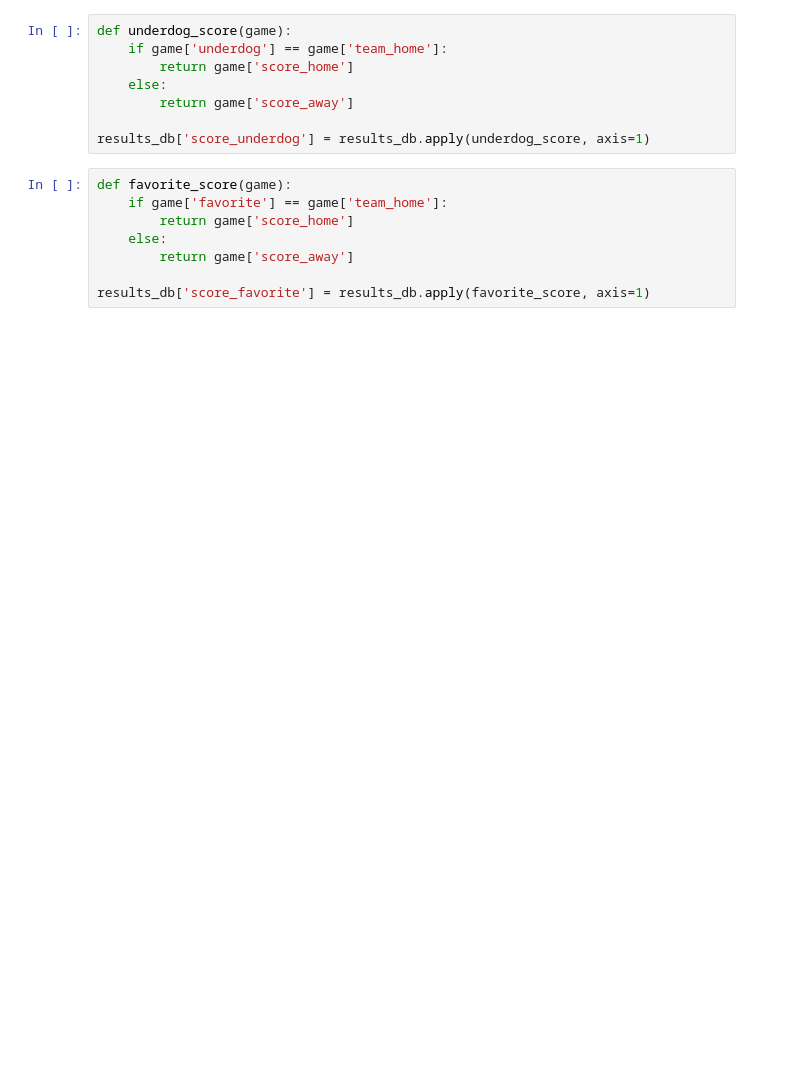
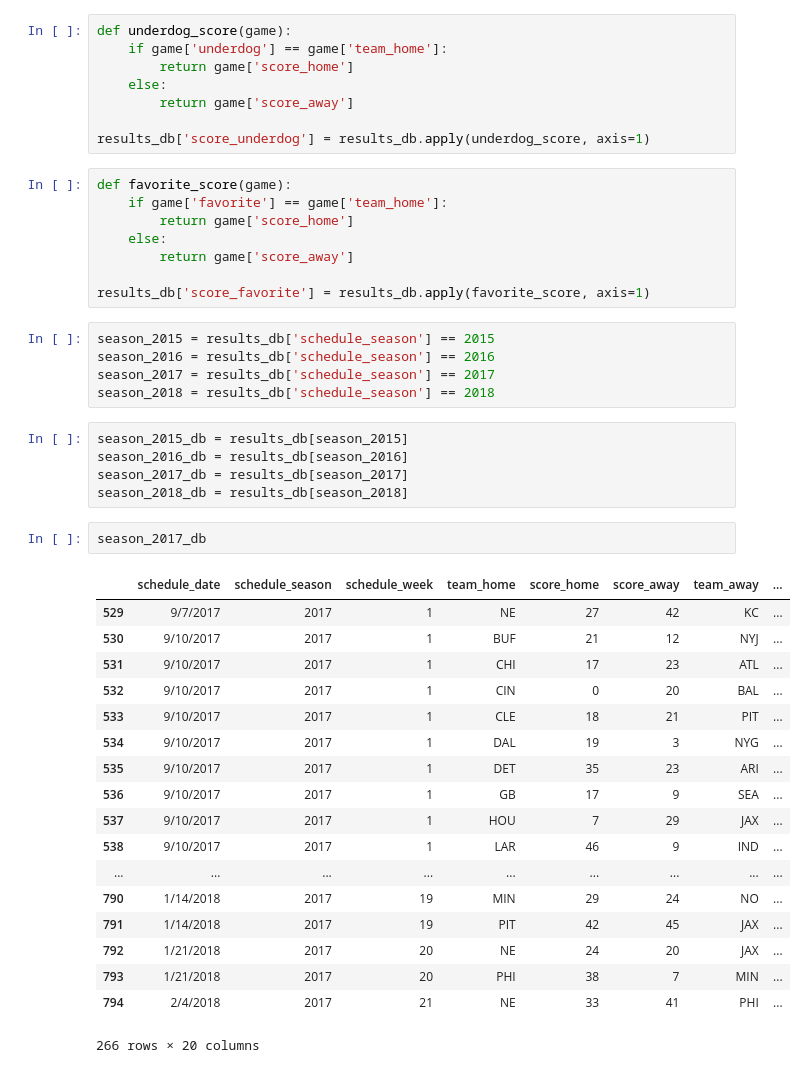
Before and after one commit to kmorehead33/Final_Project, a Jupyter notebook: python/Untitled.ipynb, the cells around one changed output. Cells and saved outputs as stored; diff of their text form; blank space fills up the shorter version.

```diff
--- a/python/Untitled.ipynb
+++ b/python/Untitled.ipynb
@@ -32,3 +32,34 @@ def favorite_score(game):
         return game['score_away']
 
 results_db['score_favorite'] = results_db.apply(favorite_score, axis=1)
+# %%
+season_2015 = results_db['schedule_season'] == 2015
+season_2016 = results_db['schedule_season'] == 2016
+season_2017 = results_db['schedule_season'] == 2017
+season_2018 = results_db['schedule_season'] == 2018
+# %%
+season_2015_db = results_db[season_2015]
+season_2016_db = results_db[season_2016]
+season_2017_db = results_db[season_2017]
+season_2018_db = results_db[season_2018]
+# %%
+season_2017_db
+# %% [output]
+|  | schedule_date | schedule_season | schedule_week | team_home | score_home | score_away | team_away | ... |
+| 529 | 9/7/2017 | 2017 | 1 | NE | 27 | 42 | KC | ... |
+| 530 | 9/10/2017 | 2017 | 1 | BUF | 21 | 12 | NYJ | ... |
+| 531 | 9/10/2017 | 2017 | 1 | CHI | 17 | 23 | ATL | ... |
+| 532 | 9/10/2017 | 2017 | 1 | CIN | 0 | 20 | BAL | ... |
+| 533 | 9/10/2017 | 2017 | 1 | CLE | 18 | 21 | PIT | ... |
+| 534 | 9/10/2017 | 2017 | 1 | DAL | 19 | 3 | NYG | ... |
+| 535 | 9/10/2017 | 2017 | 1 | DET | 35 | 23 | ARI | ... |
+| 536 | 9/10/2017 | 2017 | 1 | GB | 17 | 9 | SEA | ... |
+| 537 | 9/10/2017 | 2017 | 1 | HOU | 7 | 29 | JAX | ... |
+| 538 | 9/10/2017 | 2017 | 1 | LAR | 46 | 9 | IND | ... |
+| ... | ... | ... | ... | ... | ... | ... | ... | ... |
+| 790 | 1/14/2018 | 2017 | 19 | MIN | 29 | 24 | NO | ... |
+| 791 | 1/14/2018 | 2017 | 19 | PIT | 42 | 45 | JAX | ... |
+| 792 | 1/21/2018 | 2017 | 20 | NE | 24 | 20 | JAX | ... |
+| 793 | 1/21/2018 | 2017 | 20 | PHI | 38 | 7 | MIN | ... |
+| 794 | 2/4/2018 | 2017 | 21 | NE | 33 | 41 | PHI | ... |
+266 rows × 20 columns
```
Also changed, not shown: parts of 24 cells of this notebook, 1 other file.
